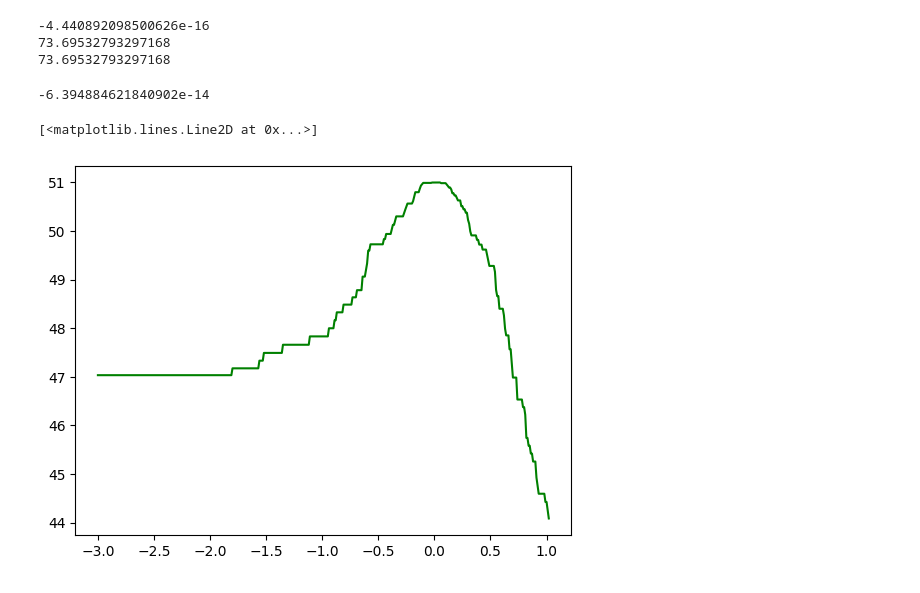
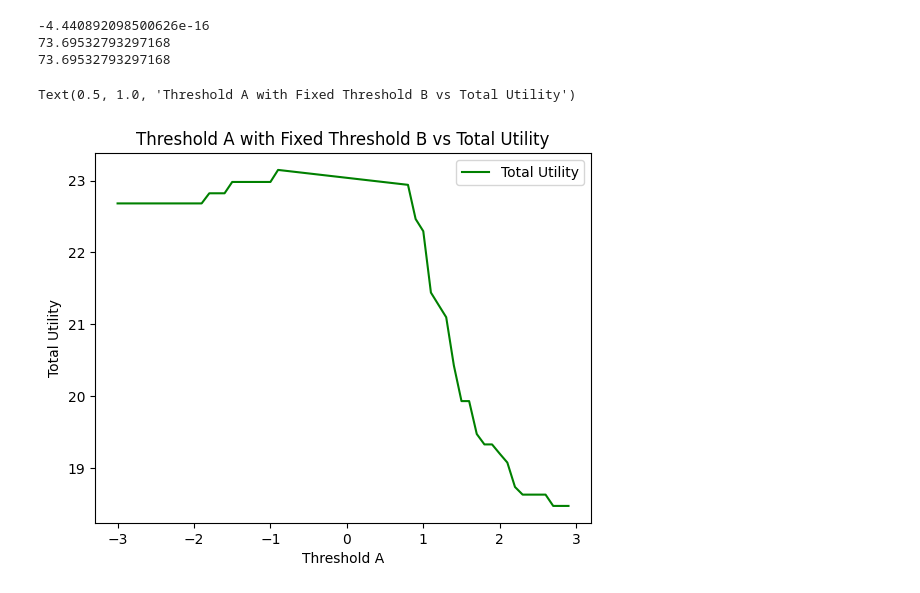
Before and after one commit to joeljins/RoAR, a Jupyter notebook: fairness/fair_thresholding_alt.ipynb, the cells around one changed output. Cells and saved outputs as stored; diff of their text form; code cells hidden in the pictures.

```diff
--- a/fairness/fair_thresholding_alt.ipynb
+++ b/fairness/fair_thresholding_alt.ipynb
@@ -16,16 +16,16 @@ mean_b, std_b = 0.0, 1
 
 # Domain of alpha values to test
 # Testing num values of (alpha_min - alpha_max) / num
-alpha_min, alpha_max = 0.1, 1
+alpha_min, alpha_max = 0.01, 1
 alphas = np.linspace(alpha_min, alpha_max, num=100)
+print("Alphas:", alphas)
 
 # Sample size of each distribution
-sample_size = 150
+n = 75
 
 # Generate samples from normal distributions
-np.random.seed(1)
-a = np.random.normal(mean_a, std_a, sample_size)
-b = np.random.normal(mean_b, std_b, sample_size)
+a = np.random.normal(mean_a, std_a, n)
+b = np.random.normal(mean_b, std_b, n)
 
 #Step Parameters
 # U+ / U- > C+ / C-
@@ -120,39 +127,43 @@ print(np.sum(l[0] + l[1]))
 73.69532793297168
 73.69532793297168
 # %%
-from utils import opt_step, alt_fair_opt_step, expected
+### Experiment where alpha and the threshold of B is fixed while we vary the threshold of A
 
-# Store results
-thresholds = np.arange(-3, 3, 0.01)
-x = []
+x_thresh_A = []
+thresh_B = y_thresh_B[-1]
+y_means_diff = []
 
-
-max_util = -np.inf
-for i in thresholds:
-    B = np.where(b > i, b + expected(b, c_plus, c_minus), b)
-    util = np.sum(expected(B, u_plus, u_minus))
-    if  util > max_util:
-        max_util = util
-        fair = i
-print(fair)
-total_util = []
-
+from utils import expected
 delta_A = expected(a, c_plus, c_minus)
 delta_B = expected(b, c_plus, c_minus)
-B = np.where(b > fair, b + delta_B, b)
+
+B = np.where(b > thresh_B, b + delta_B, b)
 util_B = np.sum(expected(B, u_plus, u_minus))
+util_A = []
 
+thresholds = np.arange(range[0], range[1], interval)
 for threshold in thresholds:
-    alpha = 0.5
+    alpha = 0.57
     A = np.where(a > threshold, a + delta_A, a)
-    if np.abs(np.mean(A) - np.mean(B)) < alpha:
-        continue
-    utility = np.sum(expected(A, u_plus, u_minus)) + util_B
-    total_util.append(utility)
-    x.append(threshold)
+    diff = np.abs(np.mean(A) - np.mean(B))
+    y_means_diff.append(diff)
+    utility = np.sum(expected(A, u_plus, u_minus))
+    util_A.append(utility)
+    x_thresh_A.append(threshold)
 
-plt.plot(x, total_util, label='Total Utility', color='green')
+y_means_diff = np.array(y_means_diff)
+x_thresh_A = np.array(x_thresh_A)
+
+index = np.where(y_means_diff < alpha)[0]
+x_util_thresh_A = x_thresh_A[index]
+total_util = np.array(util_A) + util_B
+total_util = total_util[index]
+
+plt.plot(x_util_thresh_A, total_util, label='Total Utility', color='green')
+plt.legend()
+plt.xlabel("Threshold A")
+plt.ylabel("Total Utility")
+plt.title("Threshold A with Fixed Threshold B vs Total Utility")
 # %% [output]
--6.394884621840902e-14
+Text(0.5, 1.0, 'Threshold A with Fixed Threshold B vs Total Utility')
-[<matplotlib.lines.Line2D at 0x...>]
-[figure, old version]
+[figure, new version]
```
Also changed, not shown: parts of 4 cells of this notebook.
